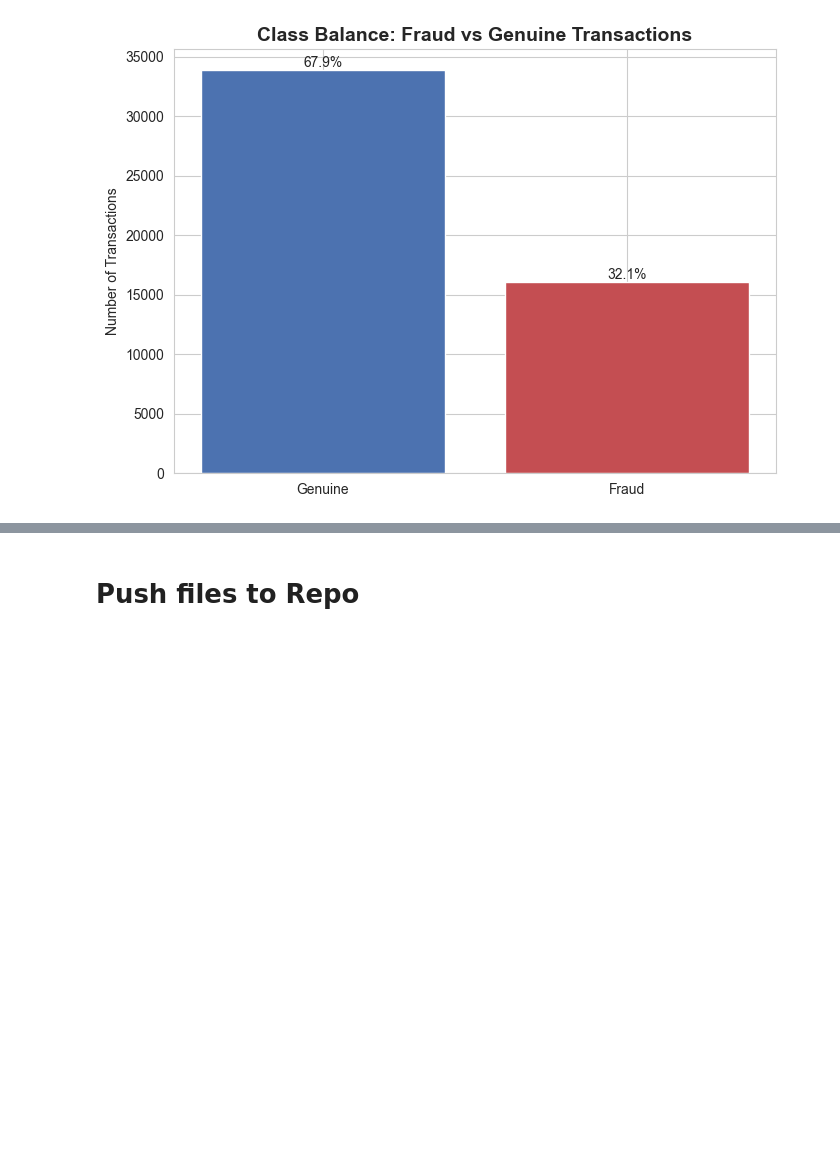
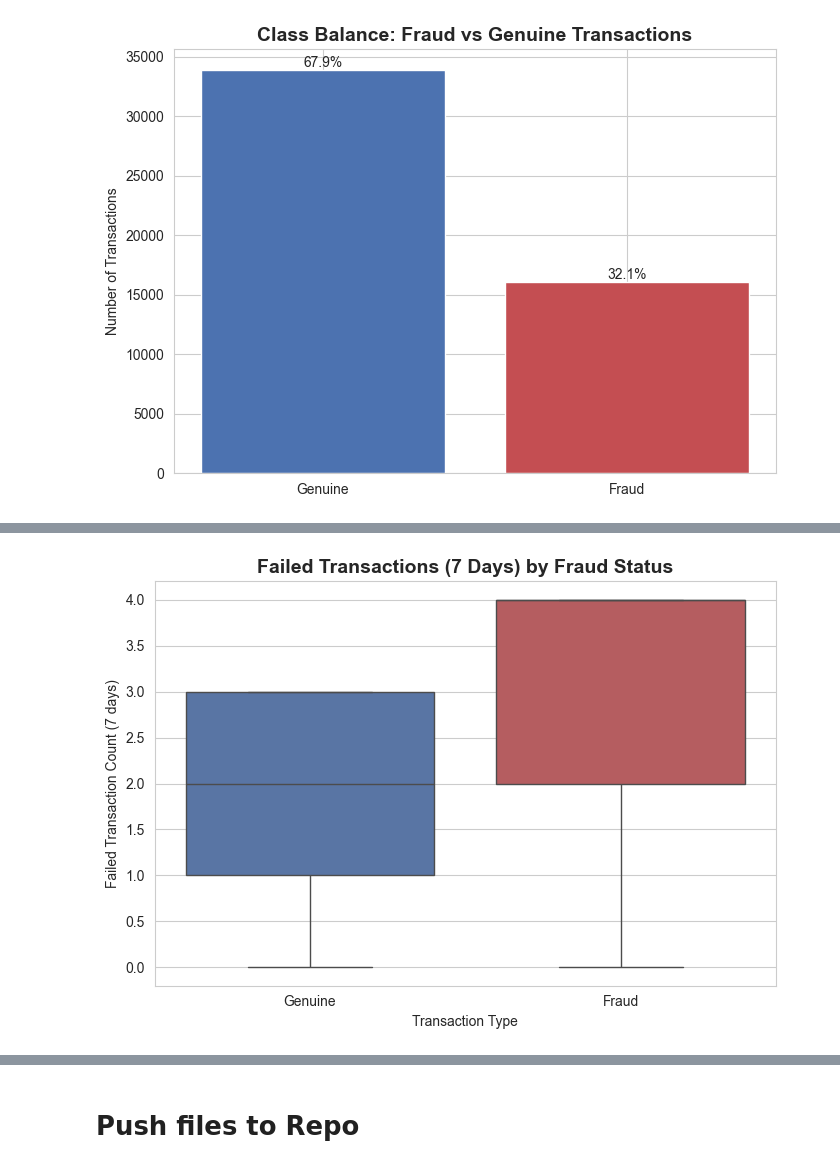
Before and after one commit to navmann99/Fraud-Analysis, a Jupyter notebook: jupyter_notebooks/03-DataVisualisation.ipynb, the cells around one changed output, grey strips where cells are left out. Drawn from its saved outputs; the diff is of its cells as text; code cells hidden in the pictures; blank space fills up the shorter version.

Commit message:
h1 visualisations

```diff
--- a/jupyter_notebooks/03-DataVisualisation.ipynb
+++ b/jupyter_notebooks/03-DataVisualisation.ipynb
@@ -92,0 +97,14 @@ plt.show()
+# %%
+fig, ax = plt.subplots(figsize=(7, 5))
+sns.boxplot(x='Fraud_Label', y='Failed_Transaction_Count_7d', data=df,
+            hue='Fraud_Label', palette=fraud_colors, legend=False, ax=ax)
+ax.set_title('Failed Transactions (7 Days) by Fraud Status', fontsize=14, fontweight='bold')
+ax.set_xlabel('Transaction Type')
+ax.set_ylabel('Failed Transaction Count (7 days)')
+ax.set_xticks([0, 1])
+ax.set_xticklabels(['Genuine', 'Fraud'])
+plt.tight_layout()
+
+plt.show()
+# %% [output]
+[figure, added]
```
Also changed, not shown: parts of 6 cells of this notebook.
